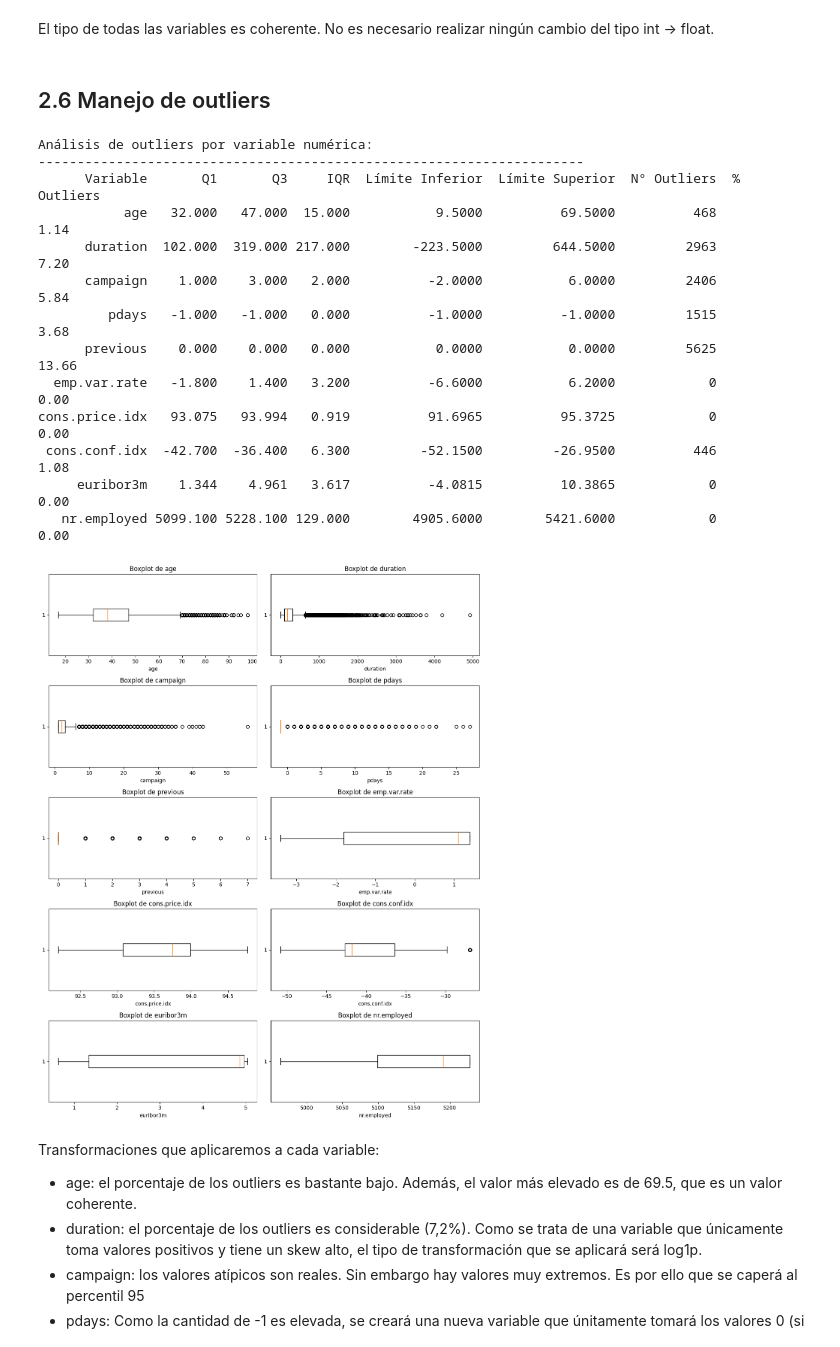
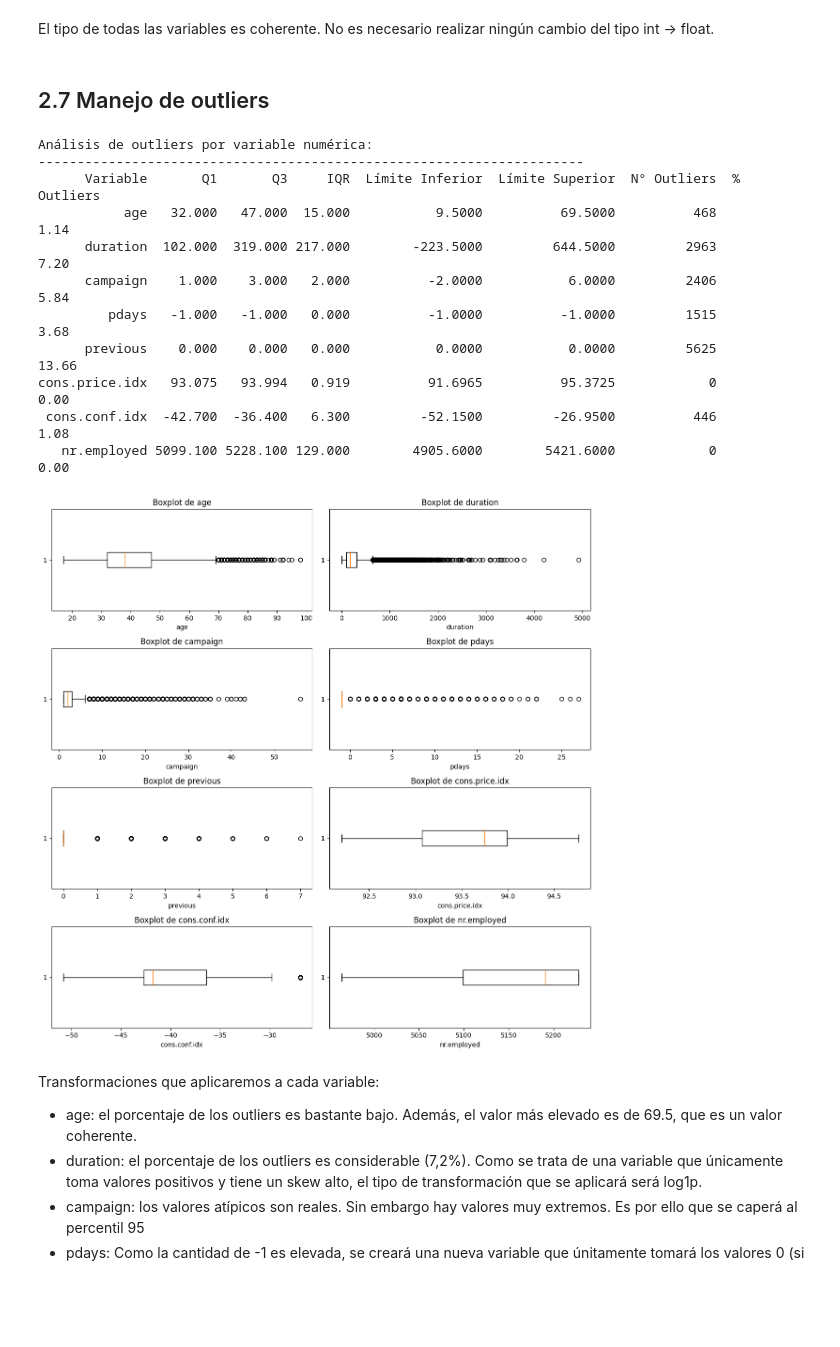
Before and after one commit to Victor-Marcos/Data-mining-and-Machine-Learning, a Jupyter notebook: Tarea.ipynb, the cells around one changed output. Saved outputs shown, nothing was run; the diff lists cells and outputs as text; code cells hidden in the pictures; blank space fills up the shorter version.

```diff
--- a/Tarea.ipynb
+++ b/Tarea.ipynb
@@ -265,0 +290,11 @@ print(df_sin_duplicados['default'].isna().mean() * 100)
+# %%
+# Lista de variables a eliminar por alta correlación
+variables_a_eliminar = ['euribor3m', 'emp.var.rate']
+
+# Eliminamos las columnas del DataFrame original
+df_reducido = df_sin_duplicados.drop(columns=variables_a_eliminar)
+
+# Verificamos que las columnas se hayan eliminado correctamente
+print(f"Variables restantes: {df_reducido.columns.tolist()}")
+print(f"Número de columnas original: {df_sin_duplicados.shape[1]}")
+print(f"Número de columnas actual: {df_reducido.shape[1]}")
@@ -296,7 +335,7 @@ memory usage: 6.9+ MB
 # %% [markdown]
 El tipo de todas las variables es coherente. No es necesario realizar ningún cambio del tipo int -> float.
 # %% [markdown]
-## 2.6 Manejo de outliers
+## 2.7 Manejo de outliers
 # %%
 def detectar_outliers_iqr(data, column):
     """
@@ -317,19 +356,19 @@ def detectar_outliers_iqr(data, column):
 # Aplicar detección de outliers a variables numéricas
 print("\nAnálisis de outliers por variable numérica:")
 print("-" * 70)
-variables_numericas = df_sin_duplicados.select_dtypes(include=[np.number]).columns.tolist()
+variables_numericas = df_reducido.select_dtypes(include=[np.number]).columns.tolist()
 outliers_summary = []
 for col in variables_numericas:
     if col != 'fnlwgt':  # Excluir variable técnica
-        lim_inf, lim_sup, mask = detectar_outliers_iqr(df_sin_duplicados, col)
+        lim_inf, lim_sup, mask = detectar_outliers_iqr(df_reducido, col)
         n_outliers = mask.sum()
-        pct_outliers = (n_outliers / len(df_sin_duplicados)) * 100
+        pct_outliers = (n_outliers / len(df_reducido)) * 100
 
         outliers_summary.append({
             'Variable': col,
-            'Q1': df_sin_duplicados[col].quantile(0.25),
-            'Q3': df_sin_duplicados[col].quantile(0.75),
-            'IQR': df_sin_duplicados[col].quantile(0.75) - df_sin_duplicados[col].quantile(0.25),
+            'Q1': df_reducido[col].quantile(0.25),
+            'Q3': df_reducido[col].quantile(0.75),
+            'IQR': df_reducido[col].quantile(0.75) - df_reducido[col].quantile(0.25),
             'Límite Inferior': lim_inf,
             'Límite Superior': lim_sup,
             'N° Outliers': n_outliers,
@@ -347,33 +386,31 @@ Análisis de outliers por variable numérica:
       campaign    1.000    3.000   2.000          -2.0000           6.0000         2406        5.84
          pdays   -1.000   -1.000   0.000          -1.0000          -1.0000         1515        3.68
       previous    0.000    0.000   0.000           0.0000           0.0000         5625       13.66
-  emp.var.rate   -1.800    1.400   3.200          -6.6000           6.2000            0        0.00
 cons.price.idx   93.075   93.994   0.919          91.6965          95.3725            0        0.00
  cons.conf.idx  -42.700  -36.400   6.300         -52.1500         -26.9500          446        1.08
-     euribor3m    1.344    4.961   3.617          -4.0815          10.3865            0        0.00
    nr.employed 5099.100 5228.100 129.000        4905.6000        5421.6000            0        0.00
 # %%
 n = len(variables_numericas)
 
 # Número de filas necesarias (2 por fila)
 n_filas = (n + 1) // 2
 
 fig, axes = plt.subplots(n_filas, 2, figsize=(12, n_filas*3))
 axes = axes.flatten()  # Para iterar fácilmente aunque sobren subplots
 
 for i, col in enumerate(variables_numericas):
-    axes[i].boxplot(df_sin_duplicados[col], vert=False)
+    axes[i].boxplot(df_reducido[col], vert=False)
     axes[i].set_title(f'Boxplot de {col}')
     axes[i].set_xlabel(col)
 
 # Si hay un subplot sobrante, lo eliminamos
 if n % 2 != 0:
     fig.delaxes(axes[-1])
 
 plt.tight_layout()
 plt.show()
 # %% [output]
-[figure, old version]
+[figure, new version]
 # %% [markdown]
 Transformaciones que aplicaremos a cada variable:
 - age: el porcentaje de los outliers es bastante bajo. Además, el valor más elevado es de 69.5, que es un valor coherente.
```
Also changed, not shown: parts of 19 cells of this notebook.
